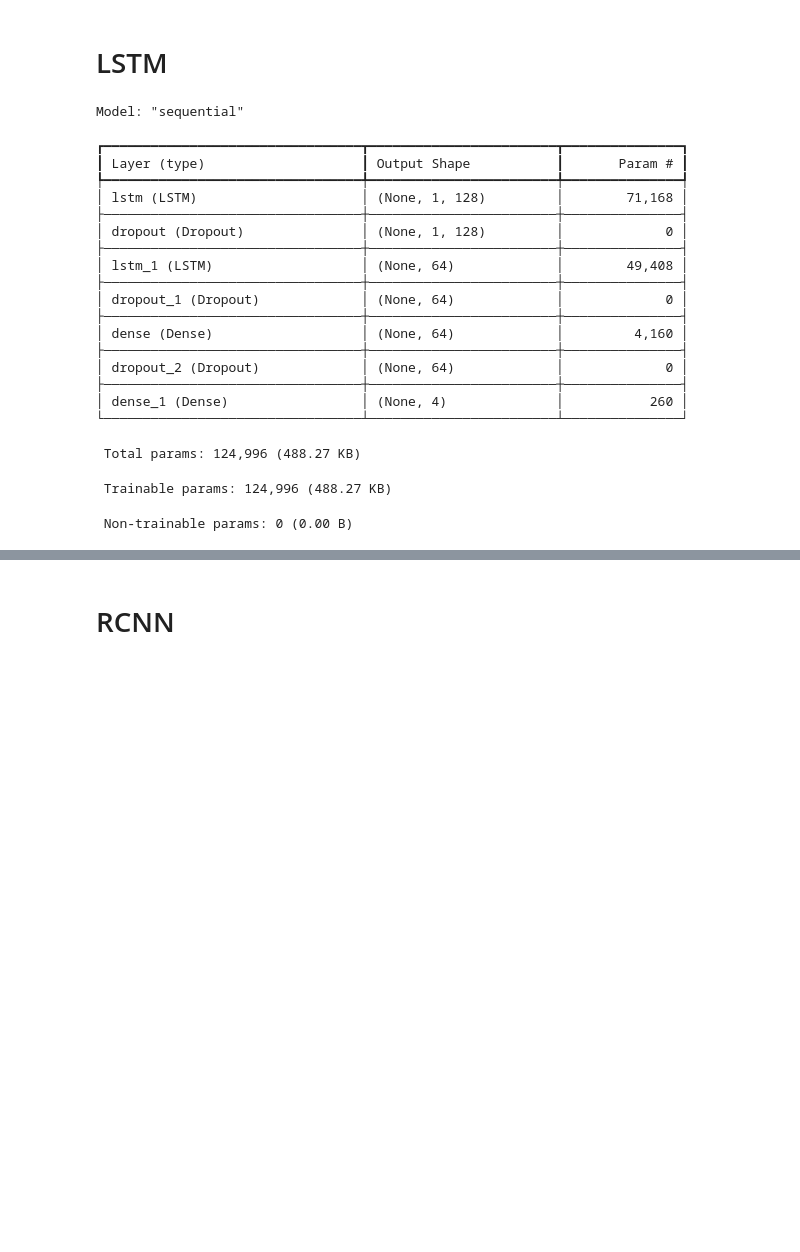
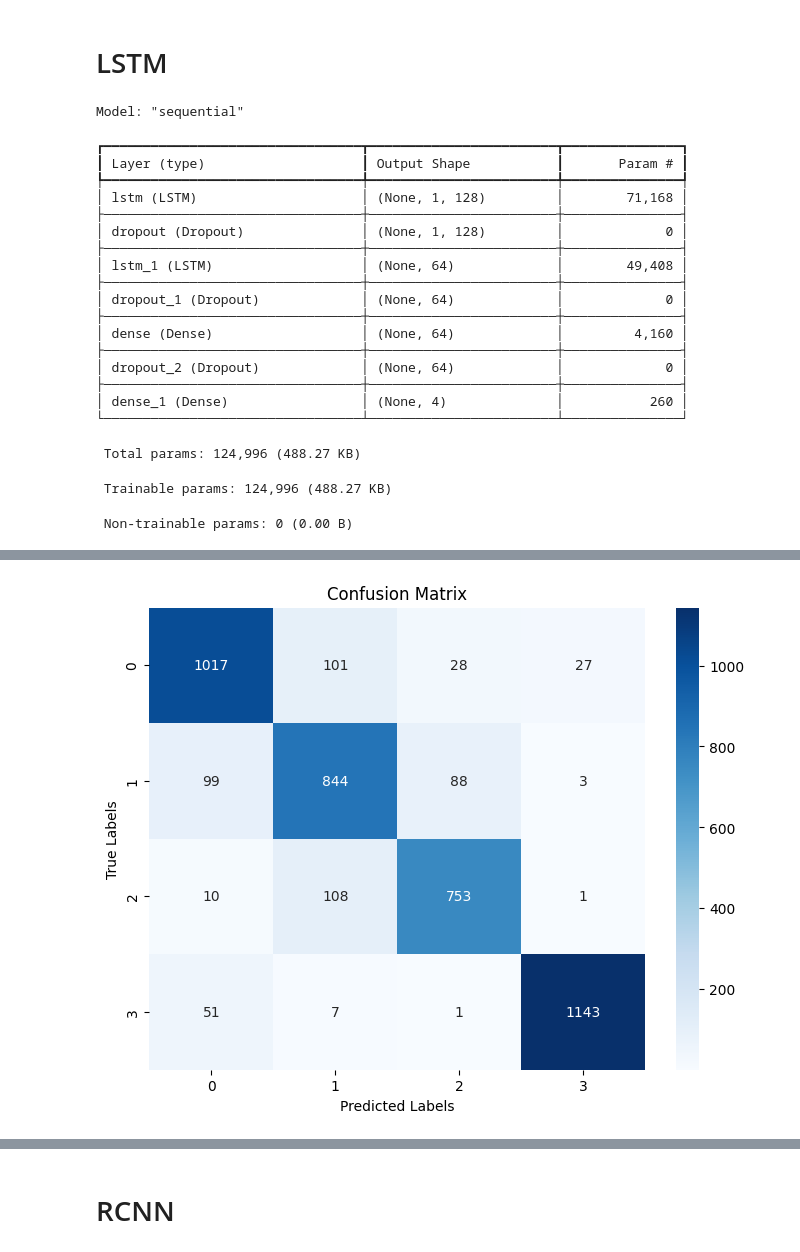
Before and after one commit to nehakolambe/MoodyTunes, a Jupyter notebook: model.ipynb, the cells around one changed output, grey strips where cells are left out. Saved outputs shown, nothing was run; the diff lists cells and outputs as text; code cells hidden in the pictures; blank space fills up the shorter version.

Commit message:
readme updated and models pushed

```diff
--- a/model.ipynb
+++ b/model.ipynb
@@ -162,35 +166,59 @@ new_X_scaled = new_X_scaled.reshape(new_X_scaled.shape[0], 1, new_X_scaled.shape
 # LSTM
 # %%
 # Define More Complex LSTM Model
-orginal_model = Sequential()
+original_model = Sequential()
 
 # First LSTM Layer with Dropout
-orginal_model.add(LSTM(128, activation='relu', input_shape=(original_X_scaled.shape[1], original_X_scaled.shape[2]), return_sequences=True))
-orginal_model.add(Dropout(0.2))  # Dropout for regularization
+original_model.add(LSTM(128, activation='relu', input_shape=(original_X_scaled.shape[1], original_X_scaled.shape[2]), return_sequences=True))
+original_model.add(Dropout(0.2))  # Dropout for regularization
 
 # # Second LSTM Layer with Dropout
 # model.add(LSTM(128, activation='relu', return_sequences=True))
 # model.add(Dropout(0.2))
 
 # Third LSTM Layer
-orginal_model.add(LSTM(64, activation='relu'))
-orginal_model.add(Dropout(0.2))
+original_model.add(LSTM(64, activation='relu'))
+original_model.add(Dropout(0.2))
 
 # Fully Connected Layer
-orginal_model.add(Dense(64, activation='relu'))
-orginal_model.add(Dropout(0.2))  # Dropout for regularization
+original_model.add(Dense(64, activation='relu'))
+original_model.add(Dropout(0.2))  # Dropout for regularization
 
 # Output Layer with 4 neurons (for 4 classes)
-orginal_model.add(Dense(4, activation='softmax'))  # Using softmax for multi-class classification
+original_model.add(Dense(4, activation='softmax'))  # Using softmax for multi-class classification
 
 # Compile the model
-orginal_model.compile(optimizer=Adam(), loss='sparse_categorical_crossentropy', metrics=['accuracy'])
+original_model.compile(optimizer=Adam(), loss='sparse_categorical_crossentropy', metrics=['accuracy'])
 
 # Summary of the model
-orginal_model.summary()
+original_model.summary()
 
 # Train the model
-orginal_model.fit(original_X_scaled, original_y, epochs=25, batch_size=64, validation_split=0.2)
+original_model.fit(original_X_scaled, original_y, epochs=25, batch_size=64, validation_split=0.2)
+
+# Save model after training
+original_model.save('models/lstm_old_dataset_model.h5')
+original_y_pred = original_model.predict(original_X_scaled)
+original_y_pred_classes = np.argmax(original_y_pred, axis=1)  # Convert predictions to class labels (0, 1, 2, or 3)
+
+# Compute confusion matrix
+original_cm = confusion_matrix(original_y, original_y_pred_classes)
+
+# Calculate accuracy directly
+accuracy = accuracy_score(original_y, original_y_pred_classes)
+print(f"Accuracy: {accuracy:.2f}")
+
+# Plot the confusion matrix as a heatmap
+plt.figure(figsize=(8, 6))
+sns.heatmap(original_cm, annot=True, fmt="d", cmap="Blues", xticklabels=[0, 1, 2, 3], yticklabels=[0, 1, 2, 3], cbar=True)
+
+# Labels and title
+plt.xlabel('Predicted Labels')
+plt.ylabel('True Labels')
+plt.title('Confusion Matrix')
+
+# Show the plot
+plt.show()
 # %% [output]
 Model: "sequential"
 ┏━━━━━━━━━━━━━━━━━━━━━━━━━━━━━━━━━┳━━━━━━━━━━━━━━━━━━━━━━━━┳━━━━━━━━━━━━━━━┓
@@ -234,3 +264,4 @@ Epoch 25/25
+[figure, added]
 # %%
 # Define More Complex LSTM Model
 new_model = Sequential()
```
Also changed, not shown: parts of 13 cells of this notebook, 13 other files.
